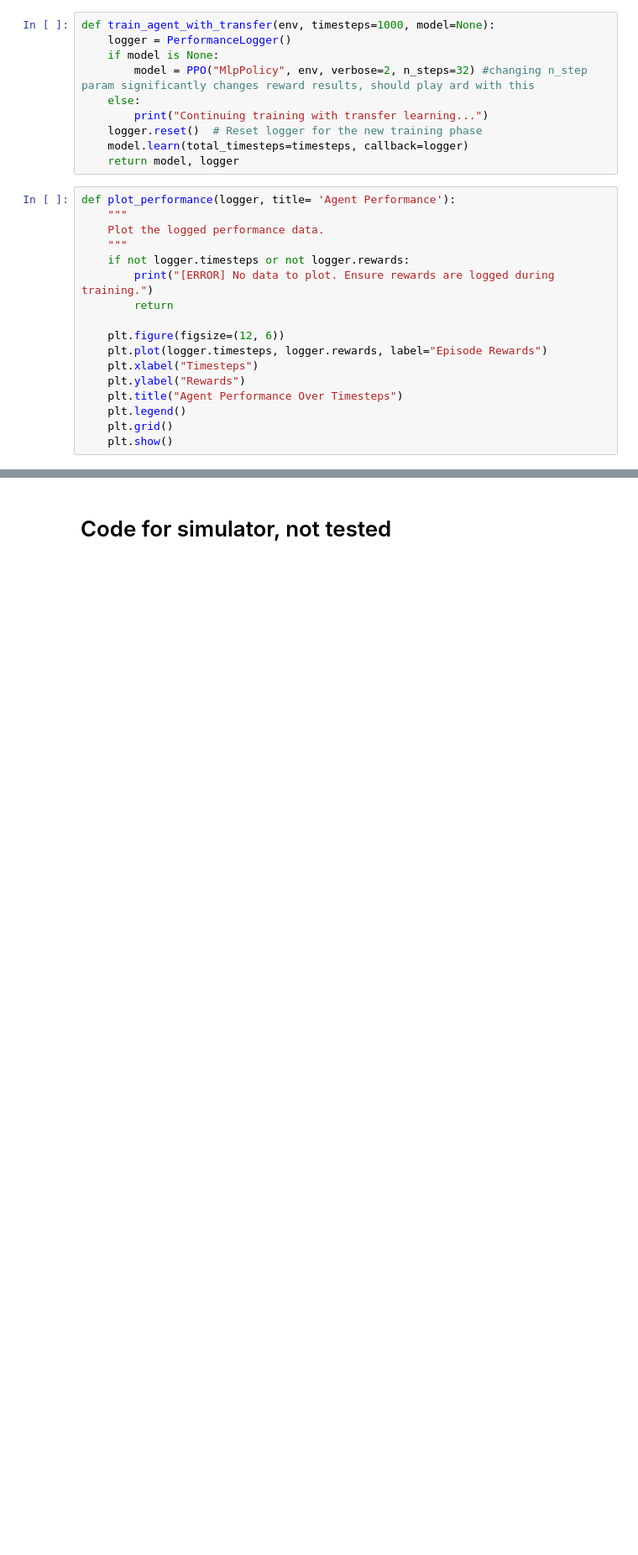
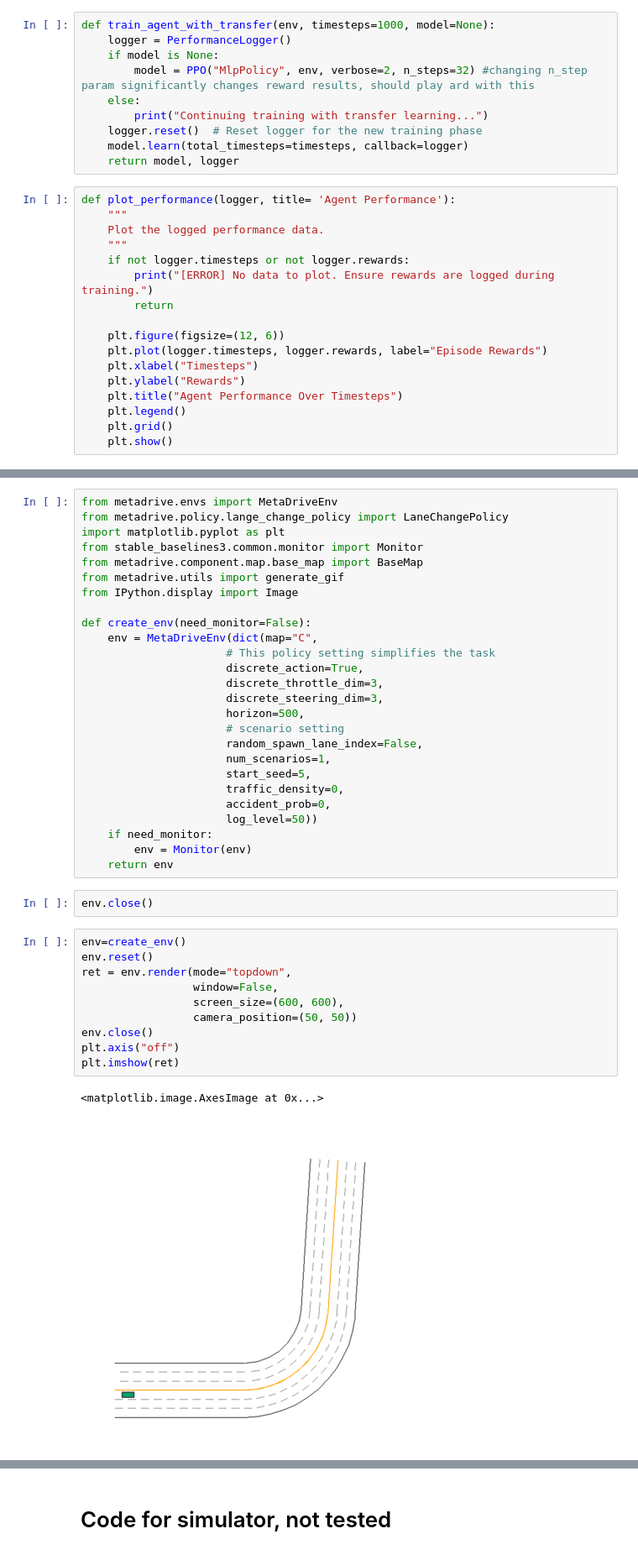
Before and after one commit to michellechang77/rl-final-project, a Jupyter notebook: RL_Final_Proj_Experiments.ipynb, the cells around one changed output, grey strips where cells are left out. Shown: that part at 84% size. Drawn from its saved outputs; the diff is of its cells as text; blank space fills up the shorter version.

```diff
--- a/RL_Final_Proj_Experiments.ipynb
+++ b/RL_Final_Proj_Experiments.ipynb
@@ -162,0 +404,41 @@ def curriculum_experiment_with_transfer(difficulty_order, timesteps_per_difficul
+# %%
+from metadrive.envs import MetaDriveEnv
+from metadrive.policy.lange_change_policy import LaneChangePolicy
+import matplotlib.pyplot as plt
+from stable_baselines3.common.monitor import Monitor
+from metadrive.component.map.base_map import BaseMap
+from metadrive.utils import generate_gif
+from IPython.display import Image
+
+def create_env(need_monitor=False):
+    env = MetaDriveEnv(dict(map="C",
+                      # This policy setting simplifies the task
+                      discrete_action=True,
+                      discrete_throttle_dim=3,
+                      discrete_steering_dim=3,
+                      horizon=500,
+                      # scenario setting
+                      random_spawn_lane_index=False,
+                      num_scenarios=1,
+                      start_seed=5,
+                      traffic_density=0,
+                      accident_prob=0,
+                      log_level=50))
+    if need_monitor:
+        env = Monitor(env)
+    return env
+# %%
+env.close()
+# %%
+env=create_env()
+env.reset()
+ret = env.render(mode="topdown",
+                 window=False,
+                 screen_size=(600, 600),
+                 camera_position=(50, 50))
+env.close()
+plt.axis("off")
+plt.imshow(ret)
+# %% [output]
+<matplotlib.image.AxesImage at 0x...>
+[figure, added]
```
Also changed, not shown: parts of 19 cells of this notebook, 3 other files.
